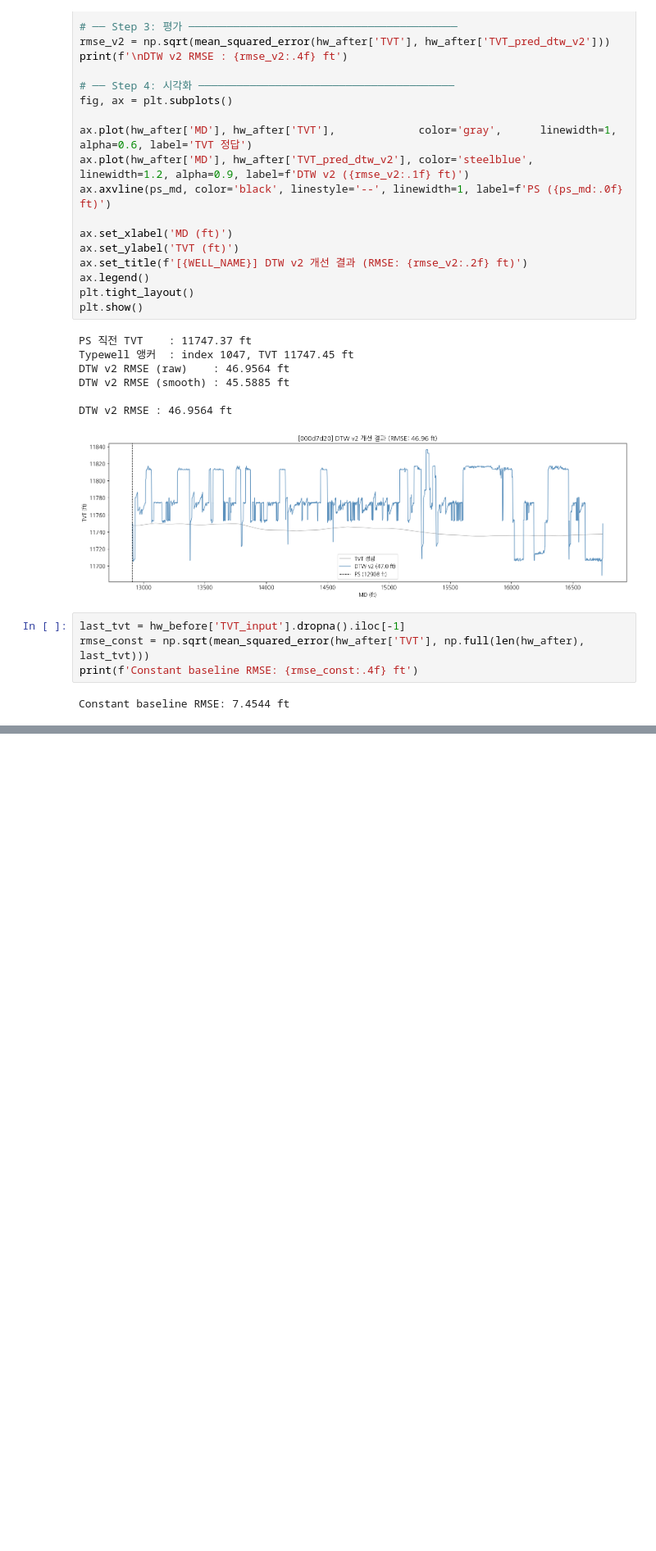
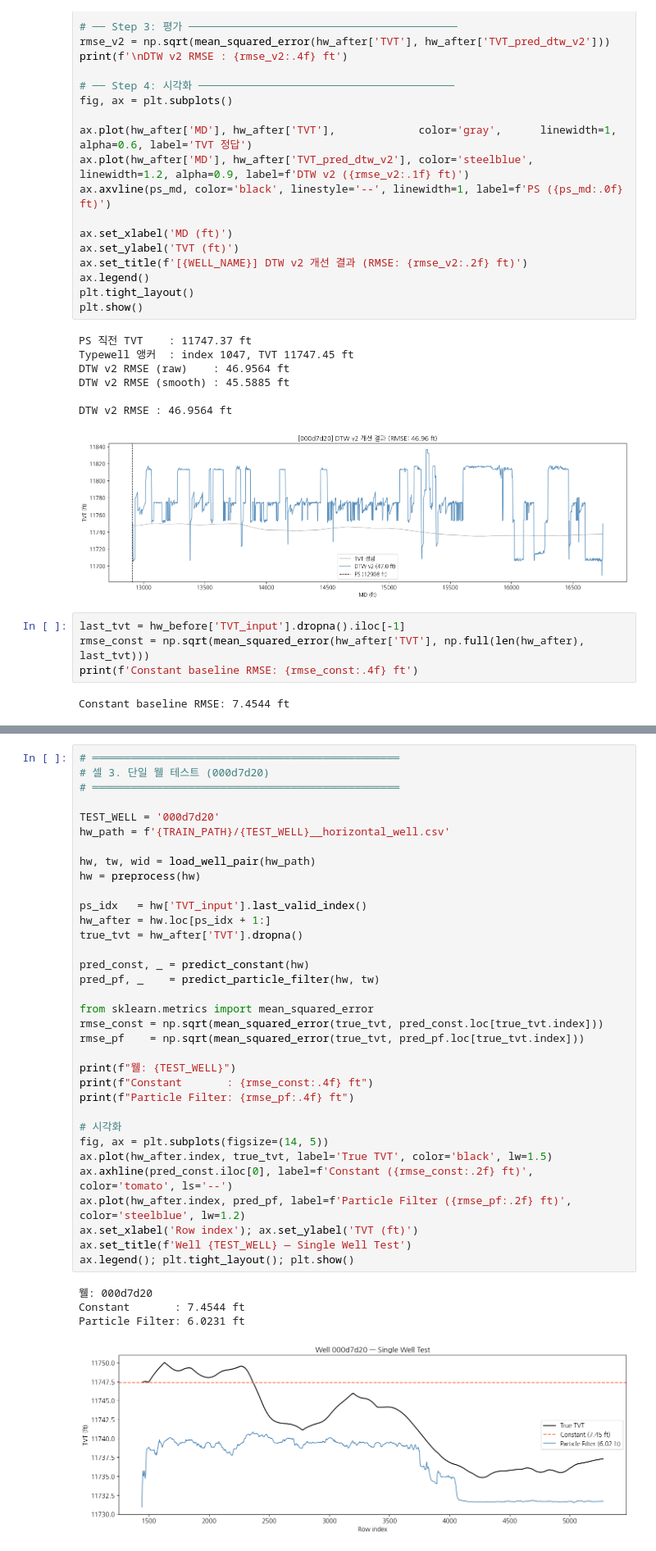
Before and after one commit to ChunHajin/wellbore-tvt-prediction, a Jupyter notebook: ROGII.ipynb, the cells around one changed output, grey strips where cells are left out. Shown at 82% size. Drawn from its saved outputs; the diff is of its cells as text; blank space fills up the shorter version.

```diff
--- a/ROGII.ipynb
+++ b/ROGII.ipynb
@@ -543,0 +1365,39 @@ Constant baseline RMSE: 7.4544 ft
+# %%
+# ════════════════════════════════════════════════
+# 셀 3. 단일 웰 테스트 (000d7d20)
+# ════════════════════════════════════════════════
+
+TEST_WELL = '000d7d20'
+hw_path = f'{TRAIN_PATH}/{TEST_WELL}__horizontal_well.csv'
+
+hw, tw, wid = load_well_pair(hw_path)
+hw = preprocess(hw)
+
+ps_idx   = hw['TVT_input'].last_valid_index()
+hw_after = hw.loc[ps_idx + 1:]
+true_tvt = hw_after['TVT'].dropna()
+
+pred_const, _ = predict_constant(hw)
+pred_pf, _    = predict_particle_filter(hw, tw)
+
+from sklearn.metrics import mean_squared_error
+rmse_const = np.sqrt(mean_squared_error(true_tvt, pred_const.loc[true_tvt.index]))
+rmse_pf    = np.sqrt(mean_squared_error(true_tvt, pred_pf.loc[true_tvt.index]))
+
+print(f"웰: {TEST_WELL}")
+print(f"Constant       : {rmse_const:.4f} ft")
+print(f"Particle Filter: {rmse_pf:.4f} ft")
+
+# 시각화
+fig, ax = plt.subplots(figsize=(14, 5))
+ax.plot(hw_after.index, true_tvt, label='True TVT', color='black', lw=1.5)
+ax.axhline(pred_const.iloc[0], label=f'Constant ({rmse_const:.2f} ft)', color='tomato', ls='--')
+ax.plot(hw_after.index, pred_pf, label=f'Particle Filter ({rmse_pf:.2f} ft)', color='steelblue', lw=1.2)
+ax.set_xlabel('Row index'); ax.set_ylabel('TVT (ft)')
+ax.set_title(f'Well {TEST_WELL} — Single Well Test')
+ax.legend(); plt.tight_layout(); plt.show()
+# %% [output]
+웰: 000d7d20
+Constant       : 7.4544 ft
+Particle Filter: 6.0231 ft
+[figure, added]
```
Also changed, not shown: parts of 30 cells of this notebook.
